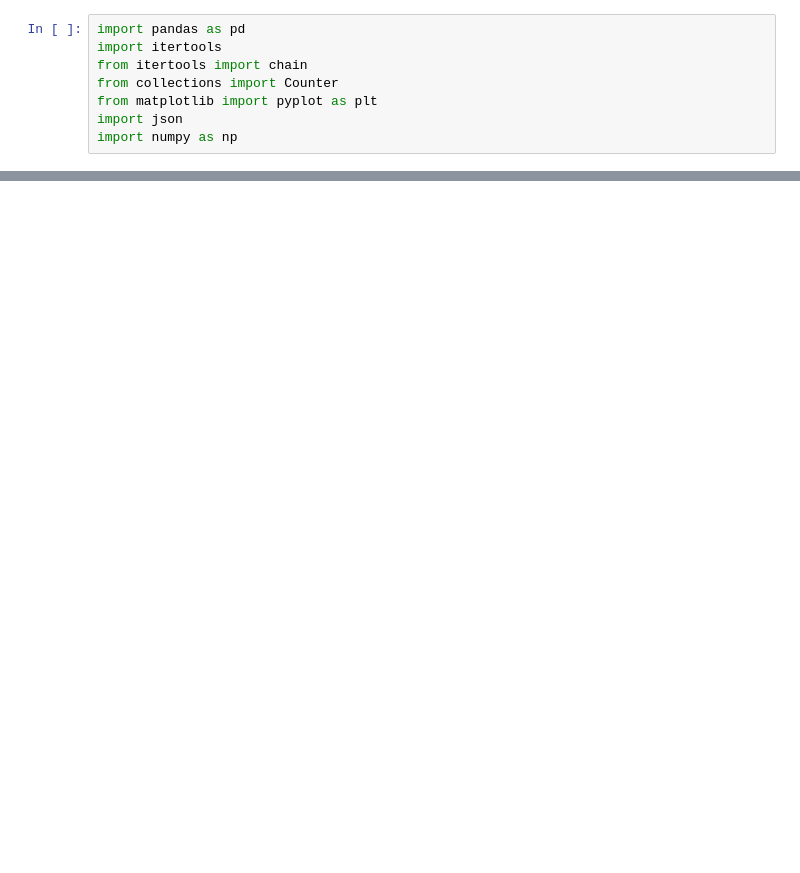
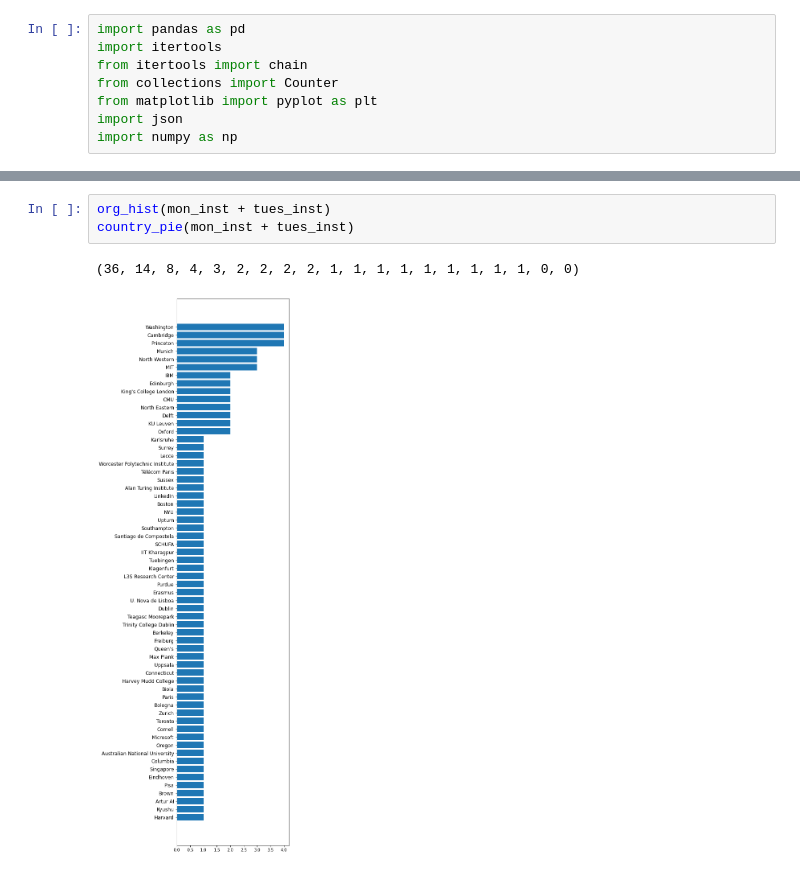
Before and after one commit to anitavero/aies2022, a Jupyter notebook: aies_stats.ipynb, the cells around one changed output, grey strips where cells are left out. Drawn from its saved outputs; the diff is of its cells as text; blank space fills up the shorter version.

```diff
--- a/aies_stats.ipynb
+++ b/aies_stats.ipynb
@@ -65,0 +73,6 @@ plt.show()
+# %%
+org_hist(mon_inst + tues_inst)
+country_pie(mon_inst + tues_inst)
+# %% [output]
+(36, 14, 8, 4, 3, 2, 2, 2, 2, 1, 1, 1, 1, 1, 1, 1, 1, 1, 0, 0)
+[figure, added]
```
Also changed, not shown: parts of 11 cells of this notebook, 3 other files.
